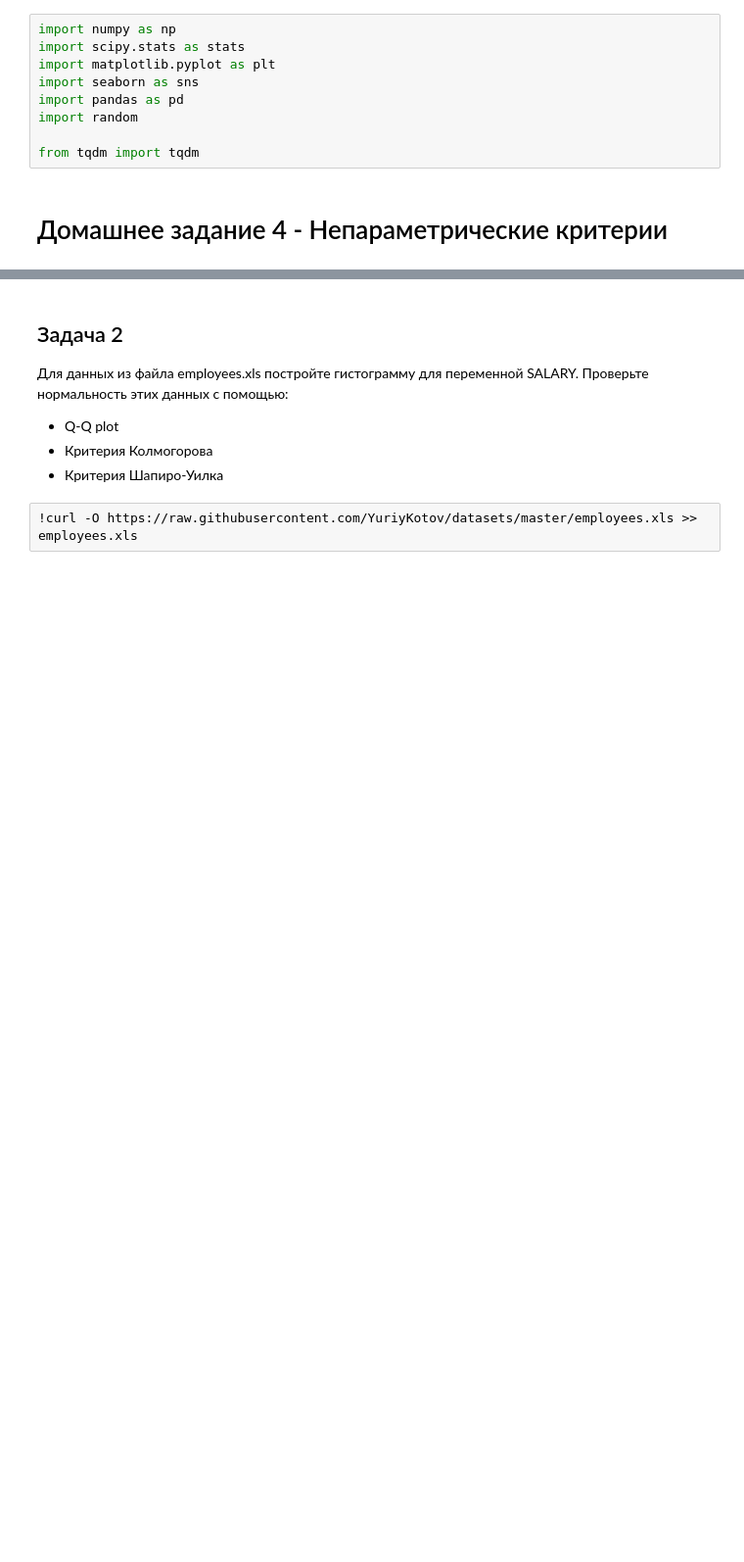
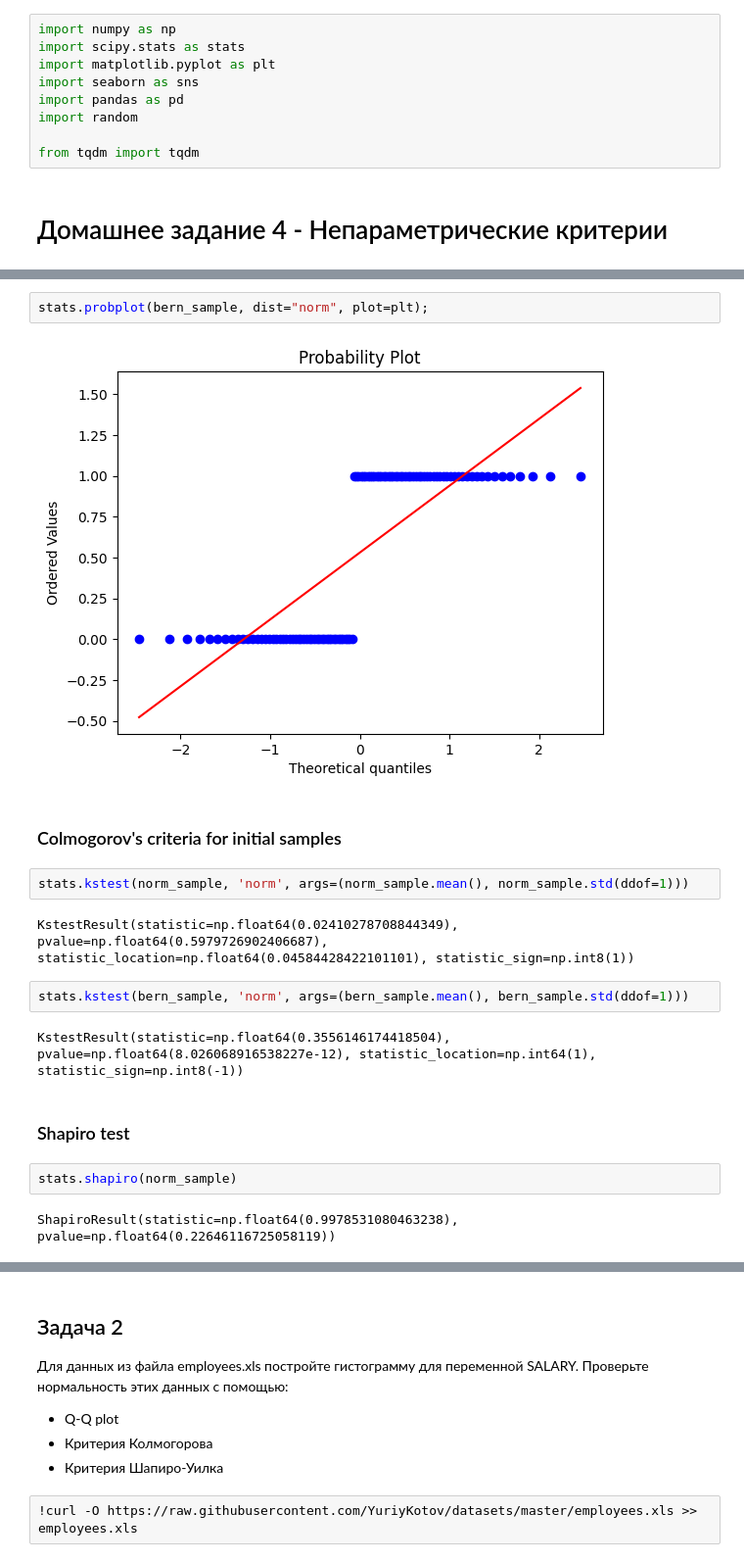
Before and after one commit to semwett0301/stat-ml-labs, a Jupyter notebook: statistic-course/math_stat_4.ipynb, the cells around one changed output, grey strips where cells are left out. Shown at 98% size. Drawn from its saved outputs; the diff is of its cells as text; blank space fills up the shorter version.

```diff
--- a/statistic-course/math_stat_4.ipynb
+++ b/statistic-course/math_stat_4.ipynb
@@ -33,0 +47,20 @@ from tqdm import tqdm
+# %%
+stats.probplot(bern_sample, dist="norm", plot=plt);
+# %% [output]
+[figure, added]
+# %% [markdown]
+### Colmogorov's criteria for initial samples
+# %%
+stats.kstest(norm_sample, 'norm', args=(norm_sample.mean(), norm_sample.std(ddof=1)))
+# %% [output]
+KstestResult(statistic=np.float64(0.02410278708844349), pvalue=np.float64(0.5979726902406687), statistic_location=np.float64(0.04584428422101101), statistic_sign=np.int8(1))
+# %%
+stats.kstest(bern_sample, 'norm', args=(bern_sample.mean(), bern_sample.std(ddof=1)))
+# %% [output]
+KstestResult(statistic=np.float64(0.3556146174418504), pvalue=np.float64(8.026068916538227e-12), statistic_location=np.int64(1), statistic_sign=np.int8(-1))
+# %% [markdown]
+### Shapiro test
+# %%
+stats.shapiro(norm_sample)
+# %% [output]
+ShapiroResult(statistic=np.float64(0.9978531080463238), pvalue=np.float64(0.22646116725058119))
```
Also changed, not shown: parts of 41 cells of this notebook.
